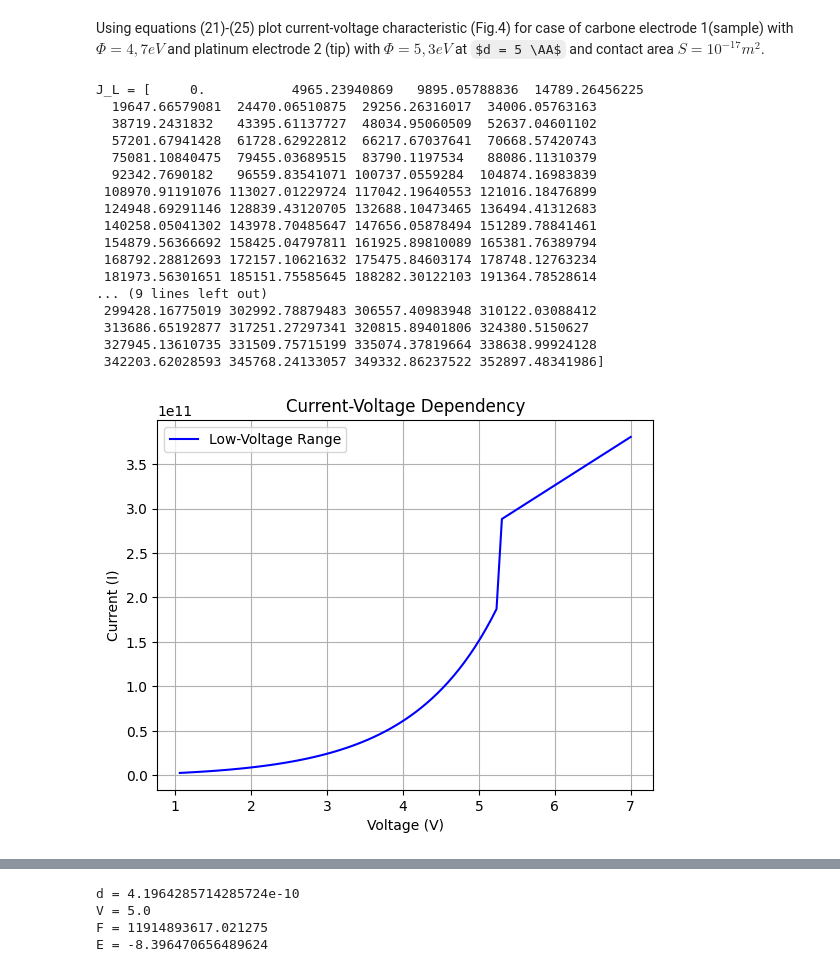
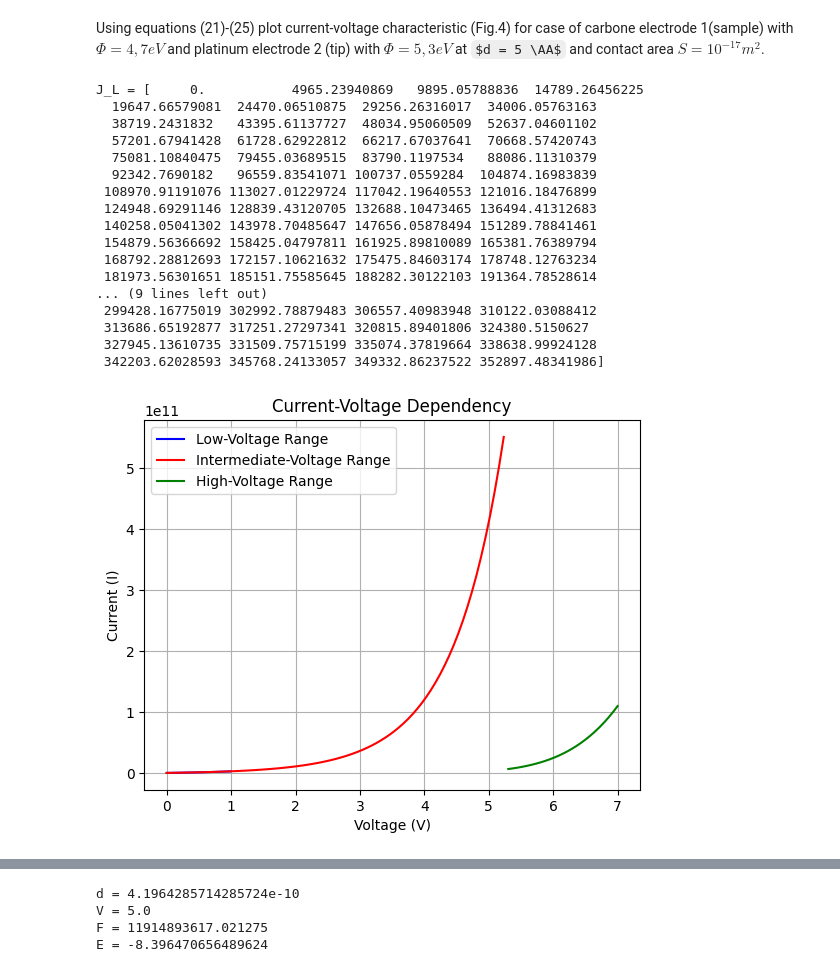
Before and after one commit to MariyaSV78/notebook_STM, a Jupyter notebook: STM/STM.ipynb, the cells around one changed output, grey strips where cells are left out. Saved outputs shown, nothing was run; the diff lists cells and outputs as text; code cells hidden in the pictures; some formulas as TeX source.

```diff
--- a/STM/STM.ipynb
+++ b/STM/STM.ipynb
@@ -534,7 +532,7 @@ beta[cond3] = 23/24
 A1 = (2 * beta * np.sqrt(2*m)) / hbar #eq.19
 J_L1 = ((e**2) * np.sqrt(2*m)) / (beta * (2*np.pi*hbar)**2) #eq.22
 J_1 = J_L1 * np.sqrt(phi) * np.exp(-A1 * d *np.sqrt(phi)) * (V / d) #eq.21
-J_1[cond1] = np.nan
+J_1[~cond1] = np.nan
 
 print(f"J_L = {J_L1 *np.sqrt(phi) * V}")
 
@@ -546,7 +544,7 @@ sigma = (A2 * d * e)**2 / (96 * phi) - A2*d * e**2 / (32 * phi**1.5)
 
 J_L2 = ((e**2) * np.sqrt(2*m)) / (beta * (2*np.pi*hbar)**2) #eq.22
 J_2 = J_L2 * np.sqrt(phi) * np.exp(-A2 * d * np.sqrt(phi)) * (V + sigma * V**3) / d #eq.23
-J_2[cond2] = np.nan
+J_2[~cond2] = np.nan
 
 # High-Voltage Range: eV > phi_t
 
@@ -561,7 +559,7 @@ C3 = (e**3)*(F**2)/(8*(np.pi**2)*hbar*phi_s*(beta**2))
 J_3 = C3 * (np.exp(-A3)
     - (1 + (2*e*V)/phi_s)*np.exp(-A3 * np.sqrt(1 + (2 * e * V) / phi_s))) #eq.24
 
-J_3[cond3] = np.nan
+J_3[cond2] = np.nan
 # print(f"F={(e**3)*(F**2)/(8*(np.pi**2)*hbar*phi_s*(beta**2))}")
 
 #if eV > phi + mu
@@ -578,38 +576,38 @@ J_3[cond3] = np.nan
 
 # Plot each interval's I(V) dependency
 plt.plot(V, J_1, label="Low-Voltage Range", color='blue')
-# plt.plot(V, J_2, label="Intermediate-Voltage Range", color='red')
-# plt.plot(V, J_3, label="High-Voltage Range", color='green')
+plt.plot(V, J_2, label="Intermediate-Voltage Range", color='red')
+plt.plot(V, J_3, label="High-Voltage Range", color='green')
 # plt.plot(V_4, J_4, label="High-Voltage Range (if eV > phi + mu)", color='orange')
 
 # Add labels and legend
 plt.xlabel('Voltage (V)')
 plt.ylabel('Current (I)')
 plt.title('Current-Voltage Dependency')
 plt.legend()
 
 # Show the plot
 plt.grid(True)
 plt.show()
 # %% [output]
 J_L = [     0.           4965.23940869   9895.05788836  14789.26456225
   19647.66579081  24470.06510875  29256.26316017  34006.05763163
   38719.2431832   43395.61137727  48034.95060509  52637.04601102
   57201.67941428  61728.62922812  66217.67037641  70668.57420743
   75081.10840475  79455.03689515  83790.1197534   88086.11310379
   92342.7690182   96559.83541071 100737.0559284  104874.16983839
  108970.91191076 113027.01229724 117042.19640553 121016.18476899
  124948.69291146 128839.43120705 132688.10473465 136494.41312683
  140258.05041302 143978.70485647 147656.05878494 151289.78841461
  154879.56366692 158425.04797811 161925.89810089 165381.76389794
  168792.28812693 172157.10621632 175475.84603174 178748.12763234
  181973.56301651 185151.75585645 188282.30122103 191364.78528614
 ... (9 lines left out)
  299428.16775019 302992.78879483 306557.40983948 310122.03088412
  313686.65192877 317251.27297341 320815.89401806 324380.5150627
  327945.13610735 331509.75715199 335074.37819664 338638.99924128
  342203.62028593 345768.24133057 349332.86237522 352897.48341986]
-[figure, old version]
+[figure, new version]
 # %%
 V = np.linspace(0, 7, 100)
 ds = np.zeros_like(V)
```
Also changed, not shown: parts of 2 cells of this notebook.
